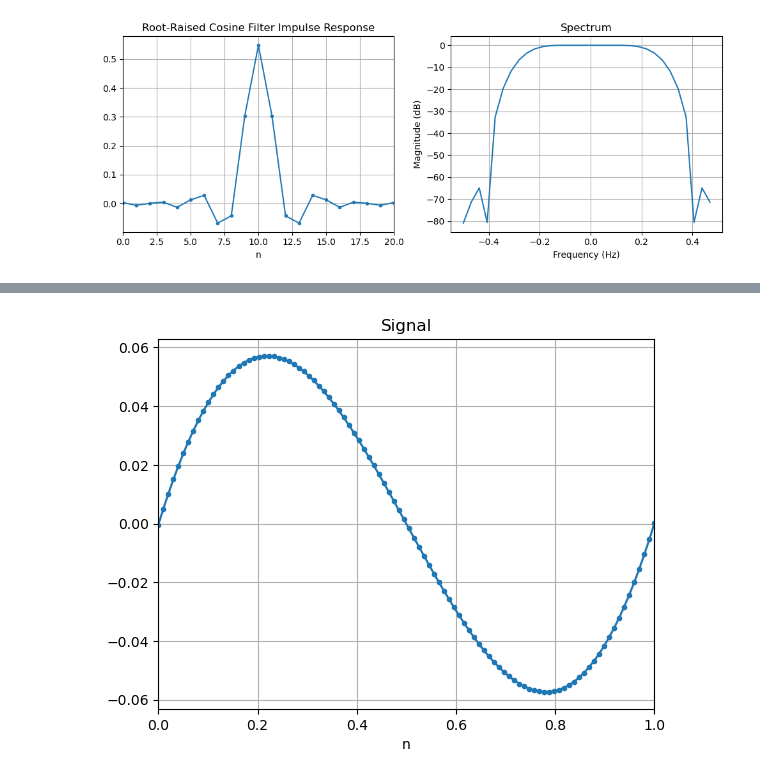
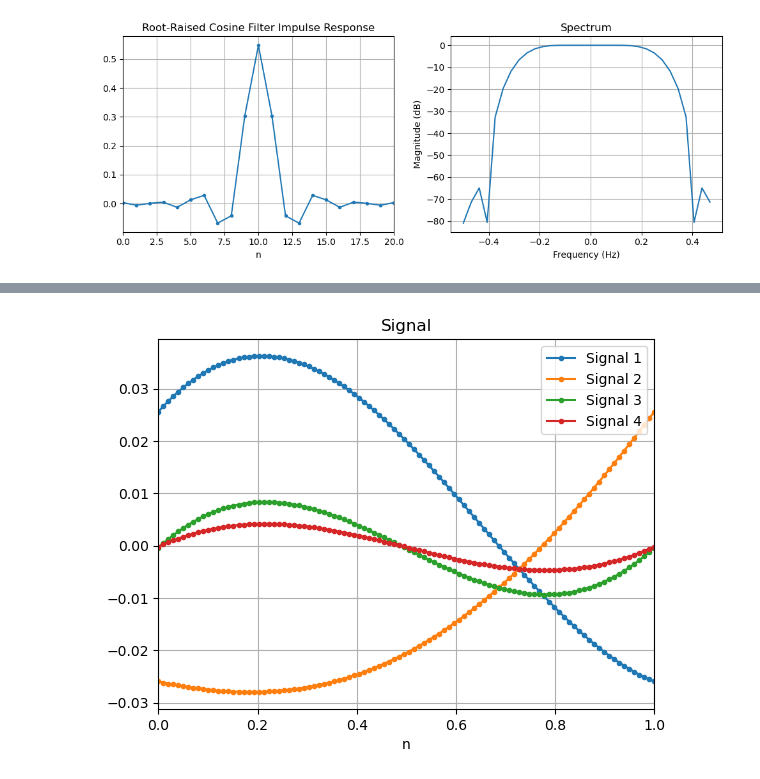
Before and after one commit to cddelong6626/sdr-notebooks, a Jupyter notebook: notebooks/qpsk_sim.ipynb, the cells around one changed output, grey strips where cells are left out. Cells and saved outputs as stored; diff of their text form; code cells hidden in the pictures.

```diff
--- a/notebooks/qpsk_sim.ipynb
+++ b/notebooks/qpsk_sim.ipynb
@@ -155,13 +151,8 @@ cubic interpolation:
 - More accurate than lower order quadratic interpolaters
 """
 
-delta_t = 0.0
-buf_size = 5
-n = np.arange(buf_size)
-
-
-
-sig_dec = sig_matched[::SPS]
+stc = SymbolTimingCorrector()
+symbols_sampled = stc.correct_batch(sig_matched)
 
 
 ### Carrier Recovery ###
@@ -171,13 +162,14 @@ K_i = 0.03
 
 control = PIDFeedback(K_p, K_i)
 lock_detector = PhaseLockDetector()
-error = np.empty_like(sig_dec)
-sym_rot = costas_loop(sig_dec, control, lock_detector, debug=error)
-samples = np.array([sym_rot[i]*(i % SPS == 0) for i in np.arange(sym_rot.size)], dtype=sym_rot.dtype)
+error = np.empty_like(symbols_sampled)
+sym_rot = costas_loop(symbols_sampled, control, lock_detector, debug=error)
+symbols = np.array([sym_rot[i]*(i % SPS == 0) for i in np.arange(sym_rot.size)], dtype=sym_rot.dtype)
 
 
+# Add in before + after plots for (carrier recovery), (symbol timing recovery)
 fig, axs = plt.subplots(1, 3, figsize=(15, 4))
-plot_signal(sym_rot.real, samples.real, title='After Carrier Recovery', xlim=[50*SPS, 80*SPS], ax=axs[0])
+plot_signal(sym_rot.real, symbols.real, title='After Carrier Recovery', xlim=[50*SPS, 80*SPS], ax=axs[0])
 plot_signal(error, title='Phase error over time', xlim=[0, 800], ax=axs[1])
 plot_constellation(sym_rot[1000:], n_samples=1000, ax=axs[2])
 plt.tight_layout()
@@ -262,10 +259,10 @@ b3 = apply_sto(b2, 0.3, 1)
 
 N_SAMPS=700
 s = np.convolve(upsample(modulate_qpsk(np.random.randint(2, size=N_SAMPS)), SPS), h_rrc)
-s = upsample(modulate_qpsk(np.random.randint(2, size=N_SAMPS)), SPS)
-s = np.array([1, 0, -1, 0] * (N_SAMPS//4))
-s = apply_sto(s, 0.7)
-# s = np.convolve(s, h_rrc)[20:-20]
+# s = upsample(modulate_qpsk(np.random.randint(2, size=N_SAMPS)), SPS)
+# s = np.array([1, 0, -1, 0] * (N_SAMPS//4))
+s = apply_sto(s, 0.3)
+s = np.convolve(s, h_rrc)[20:-20]
 
 # s = apply_sto(s, 0.3)
 # plot_signal(s[0:100])
@@ -274,37 +271,41 @@ mu = np.linspace(0, 1, 100)
 # mean_e = np.zeros(len(s)+1)
 all_e = np.empty((0, len(mu)))  # empty array with 0 rows, len(mu) columns
 
 
 farrow.reset()
 for i, samp in enumerate(s):
     farrow.load(samp)
     # all_e = np.append(all_e, [gardner_ted(m, farrow) for m in mu], axis=0)
     # all_e = np.vstack([all_e, [gardner_ted(m, farrow) for m in mu]])
     row = [gardner_ted(m, farrow) for m in mu]
     all_e = np.vstack([all_e, row])  # append row to all_e
     # print(all_e)
 
-mean_e = np.array([])
+mean_e0 = np.array([])
+mean_e1 = np.array([])
+mean_e_tot = np.array([])
 for i in range(len(mu)):
-    mean_e = np.append(mean_e, np.mean(all_e[:, i]))
+    mean_e0 = np.append(mean_e0, np.mean(all_e[:, i][0::2]))
+    mean_e1 = np.append(mean_e1, np.mean(all_e[:, i][1::2]))
+    mean_e_tot = np.append(mean_e_tot, np.mean(all_e[:, i]))
 
-plot_signal(mean_e, x=mu)
+plot_signal(mean_e0, mean_e1, mean_e0+mean_e1, mean_e_tot, x=mu)
 
 
 # s = np.convolve(apply_sto(s, 0.7), h_rrc)[n:(n+15)]
 # plot_signal(s)
 # farrow.load(s)
 # print(f"buffer {list(farrow.buffer)}")
 
 # mu = np.linspace(0, 1, 100)
 # e = np.array([gardner_ted(m, farrow) for m in mu])
 # plot_signal(e, x=mu)
 
 
 
 # help(np.arange)
 # %% [output]
-[figure, old version]
+[figure, new version]
 # %%
 a = np.array([])
 a = np.append(a, 1)
```
Also changed, not shown: parts of 13 cells of this notebook, 20 other files.
